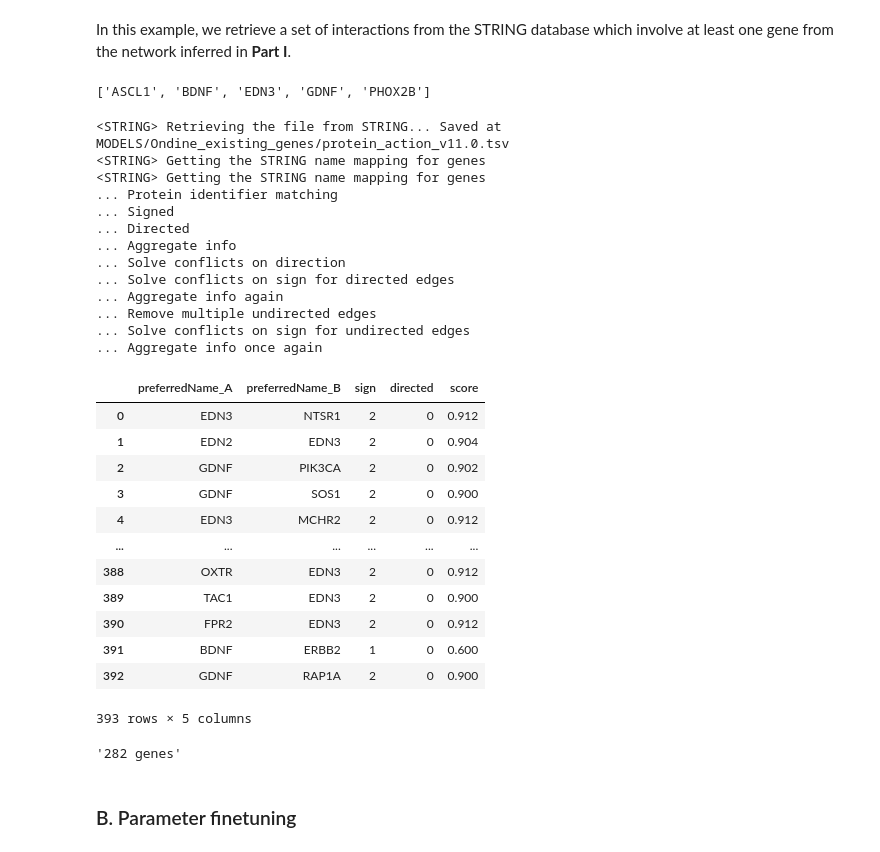
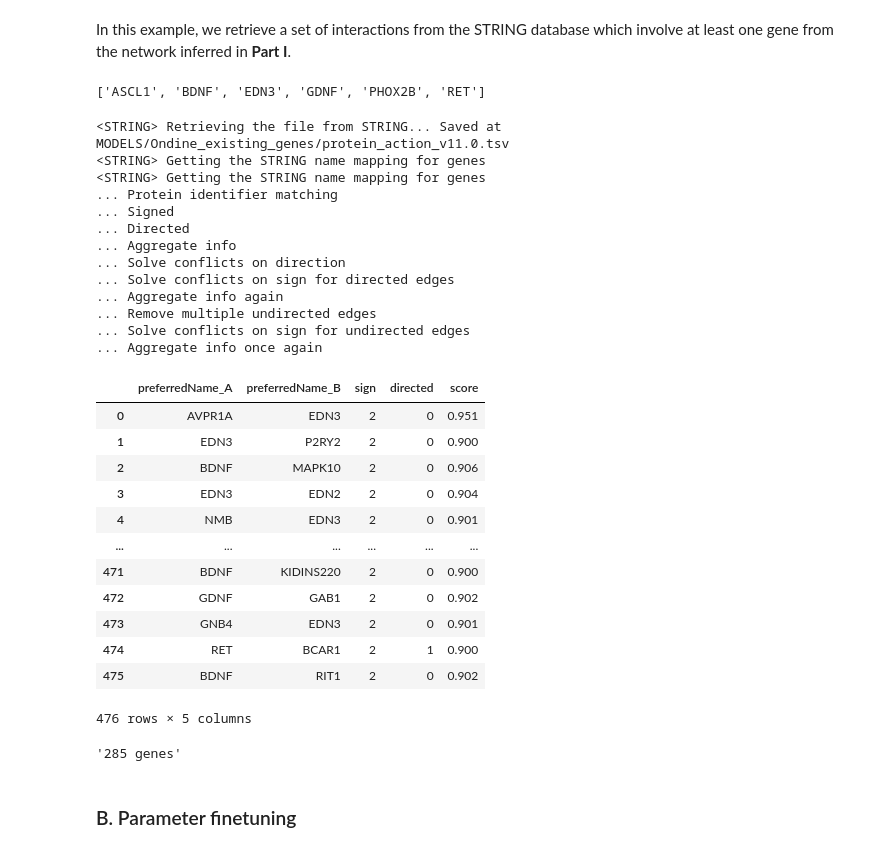
Before and after one commit to clreda/NORDic, a Jupyter notebook: notebooks/NORDic Network Identification (NI) Part III.ipynb, the cells around one changed output. Saved outputs shown, nothing was run; the diff lists cells and outputs as text; code cells hidden in the pictures.

Commit message:
Only allow STRING scores in [0,1]; update mpbn to v2.0; standardize grn format

```diff
--- a/notebooks/NORDic Network Identification (NI) Part III.ipynb
+++ b/notebooks/NORDic Network Identification (NI) Part III.ipynb
@@ -72,45 +72,45 @@ In this example, we retrieve a set of interactions from the STRING database whic
 from NORDic.UTILS.STRING_utils import get_interactions_from_STRING
 
 with open("MODELS/Ondine/solution.bnet", "r") as f:
-    gene_list = [s.split(" <- ")[0] for s in f.read().split("\n")]
+    gene_list = [s.split(", ")[0] for s in f.read().split("\n")]
 gene_list
 # %% [output]
-['ASCL1', 'BDNF', 'EDN3', 'GDNF', 'PHOX2B']
+['ASCL1', 'BDNF', 'EDN3', 'GDNF', 'PHOX2B', 'RET']
 # %%
 from subprocess import call as sbcall
 sbcall("mkdir -p "+file_folder, shell=True)
 
 ## Get physical interactions from the STRING database involving the list of genes in input (strict=False)
 PPI = get_interactions_from_STRING(gene_list, taxon_id, strict=False, version="11.0",
-                                   min_score=500, app_name="NORDic_packagePartIII",file_folder=file_folder)
+                                   min_score=0.5, app_name="NORDic_packagePartIII",file_folder=file_folder)
 PPI
 # %% [output]
 <STRING> Retrieving the file from STRING... Saved at MODELS/Ondine_existing_genes/protein_action_v11.0.tsv
 <STRING> Getting the STRING name mapping for genes
 <STRING> Getting the STRING name mapping for genes
 ... Protein identifier matching
 ... Signed
 ... Directed
 ... Aggregate info
 ... Solve conflicts on direction
 ... Solve conflicts on sign for directed edges
 ... Aggregate info again
 ... Remove multiple undirected edges
 ... Solve conflicts on sign for undirected edges
 ... Aggregate info once again
 |  | preferredName_A | preferredName_B | sign | directed | score |
-| 0 | EDN3 | NTSR1 | 2 | 0 | 0.912 |
-| 1 | EDN2 | EDN3 | 2 | 0 | 0.904 |
-| 2 | GDNF | PIK3CA | 2 | 0 | 0.902 |
-| 3 | GDNF | SOS1 | 2 | 0 | 0.900 |
-| 4 | EDN3 | MCHR2 | 2 | 0 | 0.912 |
+| 0 | AVPR1A | EDN3 | 2 | 0 | 0.951 |
+| 1 | EDN3 | P2RY2 | 2 | 0 | 0.900 |
+| 2 | BDNF | MAPK10 | 2 | 0 | 0.906 |
+| 3 | EDN3 | EDN2 | 2 | 0 | 0.904 |
+| 4 | NMB | EDN3 | 2 | 0 | 0.901 |
 | ... | ... | ... | ... | ... | ... |
-| 388 | OXTR | EDN3 | 2 | 0 | 0.912 |
-| 389 | TAC1 | EDN3 | 2 | 0 | 0.900 |
-| 390 | FPR2 | EDN3 | 2 | 0 | 0.912 |
-| 391 | BDNF | ERBB2 | 1 | 0 | 0.600 |
-| 392 | GDNF | RAP1A | 2 | 0 | 0.900 |
+| 471 | BDNF | KIDINS220 | 2 | 0 | 0.900 |
+| 472 | GDNF | GAB1 | 2 | 0 | 0.902 |
+| 473 | GNB4 | EDN3 | 2 | 0 | 0.901 |
+| 474 | RET | BCAR1 | 2 | 1 | 0.900 |
+| 475 | BDNF | RIT1 | 2 | 0 | 0.902 |
-393 rows × 5 columns
+476 rows × 5 columns
 # %%
 ## Get all genes in this PPI
 genes = list(set(list(PPI["preferredName_A"])+list(PPI["preferredName_B"])))
@@ -119,7 +119,7 @@ with open(file_folder+"genes.txt", "w") as f:
     f.write("\n".join(genes))
 "%d genes" % len(genes)
 # %% [output]
-'282 genes'
+'285 genes'
 # %% [markdown]
 ### B. Parameter finetuning
 # %%
```
Also changed, not shown: parts of 4 cells of this notebook, 13 other files.
